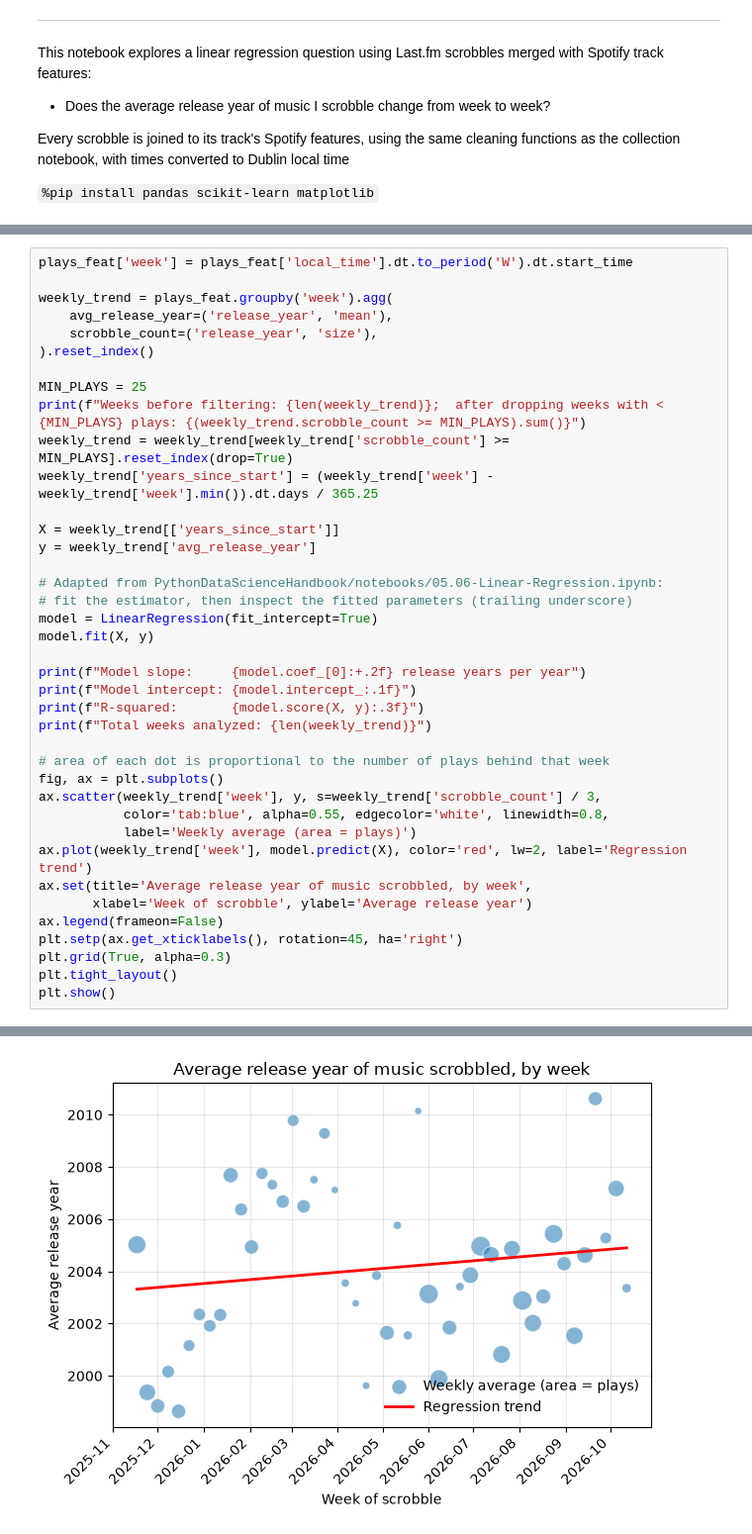
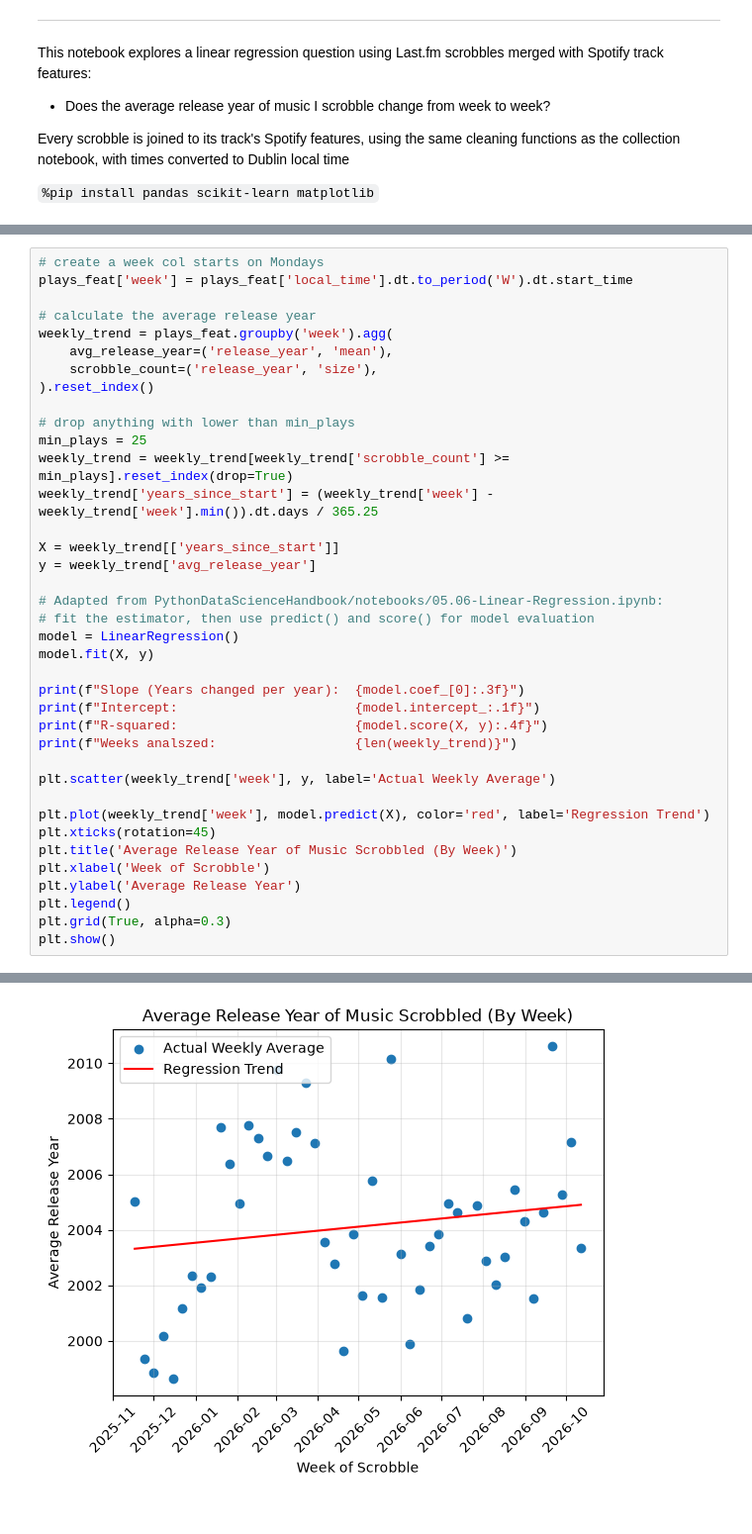
Before and after one commit to lambert-27/lastfm-datasci-portfolio, a Jupyter notebook: LastFMLinearRegression.ipynb, the cells around one changed output, grey strips where cells are left out. Shown at 99% size. Cells and saved outputs as stored; diff of their text form.

Commit message:
Added a model similar to the Linear-Regression PythonDataScienceHandbook example

```diff
--- a/LastFMLinearRegression.ipynb
+++ b/LastFMLinearRegression.ipynb
@@ -82,40 +85,39 @@ The slope describes weekly change, R-squared describes how much of the variation
 # %%
+# create a week col starts on Mondays
 plays_feat['week'] = plays_feat['local_time'].dt.to_period('W').dt.start_time
 
+# calculate the average release year
 weekly_trend = plays_feat.groupby('week').agg(
     avg_release_year=('release_year', 'mean'),
     scrobble_count=('release_year', 'size'),
 ).reset_index()
 
-MIN_PLAYS = 25
-print(f"Weeks before filtering: {len(weekly_trend)};  after dropping weeks with < {MIN_PLAYS} plays: {(weekly_trend.scrobble_count >= MIN_PLAYS).sum()}")
-weekly_trend = weekly_trend[weekly_trend['scrobble_count'] >= MIN_PLAYS].reset_index(drop=True)
+# drop anything with lower than min_plays
+min_plays = 25
+weekly_trend = weekly_trend[weekly_trend['scrobble_count'] >= min_plays].reset_index(drop=True)
 weekly_trend['years_since_start'] = (weekly_trend['week'] - weekly_trend['week'].min()).dt.days / 365.25
 
 X = weekly_trend[['years_since_start']]
 y = weekly_trend['avg_release_year']
 
 # Adapted from PythonDataScienceHandbook/notebooks/05.06-Linear-Regression.ipynb:
-# fit the estimator, then inspect the fitted parameters (trailing underscore)
-model = LinearRegression(fit_intercept=True)
+# fit the estimator, then use predict() and score() for model evaluation
+model = LinearRegression()
 model.fit(X, y)
 
-print(f"Model slope:     {model.coef_[0]:+.2f} release years per year")
-print(f"Model intercept: {model.intercept_:.1f}")
-print(f"R-squared:       {model.score(X, y):.3f}")
-print(f"Total weeks analyzed: {len(weekly_trend)}")
+print(f"Slope (Years changed per year):  {model.coef_[0]:.3f}")
+print(f"Intercept:                       {model.intercept_:.1f}")
+print(f"R-squared:                       {model.score(X, y):.4f}")
+print(f"Weeks analszed:                  {len(weekly_trend)}")
 
-# area of each dot is proportional to the number of plays behind that week
-fig, ax = plt.subplots()
-ax.scatter(weekly_trend['week'], y, s=weekly_trend['scrobble_count'] / 3,
-           color='tab:blue', alpha=0.55, edgecolor='white', linewidth=0.8,
-           label='Weekly average (area = plays)')
-ax.plot(weekly_trend['week'], model.predict(X), color='red', lw=2, label='Regression trend')
-ax.set(title='Average release year of music scrobbled, by week',
-       xlabel='Week of scrobble', ylabel='Average release year')
-ax.legend(frameon=False)
-plt.setp(ax.get_xticklabels(), rotation=45, ha='right')
+plt.scatter(weekly_trend['week'], y, label='Actual Weekly Average')
+
+plt.plot(weekly_trend['week'], model.predict(X), color='red', label='Regression Trend')
+plt.xticks(rotation=45)
+plt.title('Average Release Year of Music Scrobbled (By Week)')
+plt.xlabel('Week of Scrobble')
+plt.ylabel('Average Release Year')
+plt.legend()
 plt.grid(True, alpha=0.3)
-plt.tight_layout()
 plt.show()
 # %% [output]
@@ -127 +128 @@ Total weeks analyzed: 48
-[figure, old version]
+[figure, new version]
```
Also changed, not shown: parts of 15 cells of this notebook.
